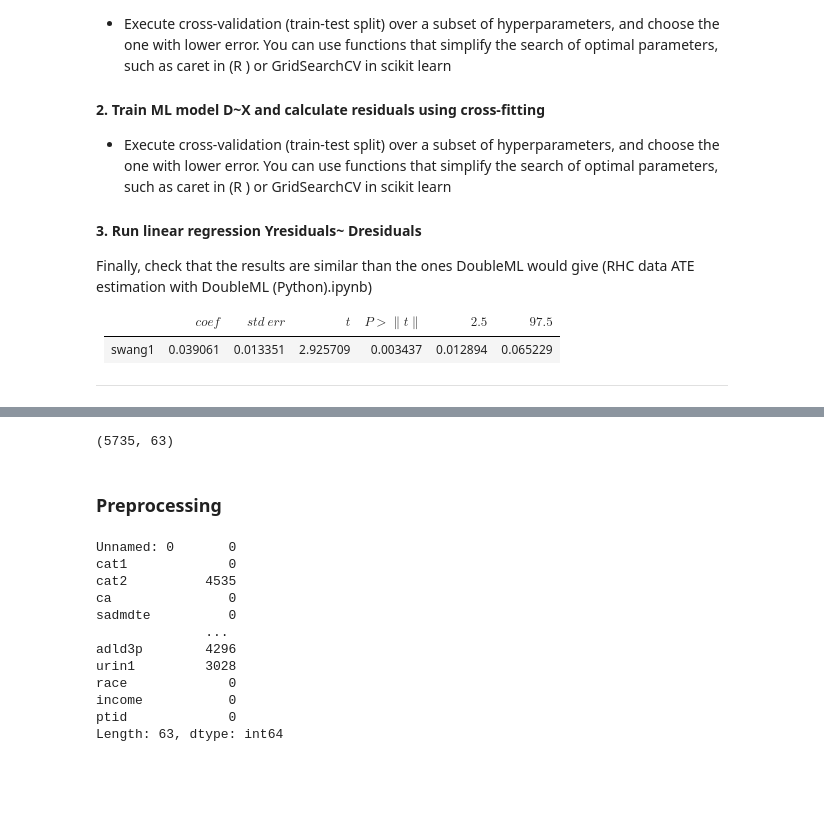
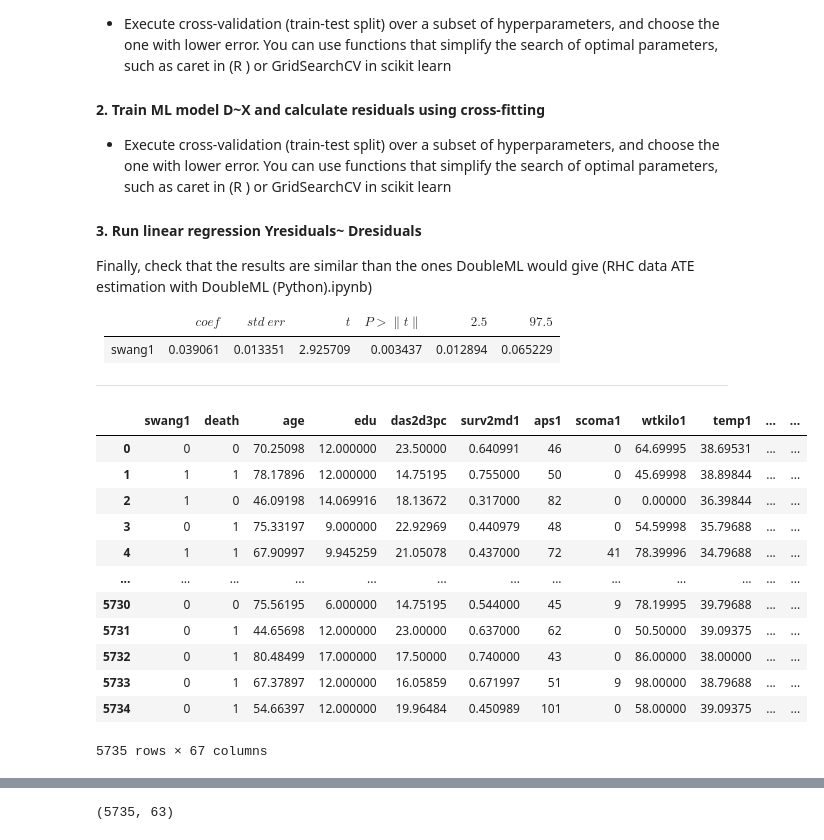
Before and after one commit to mtbrr26/ML_PS2, a Jupyter notebook: Breier_Ossa_PS2.ipynb, the cells around one changed output, grey strips where cells are left out. Saved outputs shown, nothing was run; the diff lists cells and outputs as text; code cells hidden in the pictures; blank space fills up the shorter version.

```diff
--- a/Breier_Ossa_PS2.ipynb
+++ b/Breier_Ossa_PS2.ipynb
@@ -84,6 +66,31 @@ confounders = [
     "chfhx", "dementhx", "psychhx", "chrpulhx", "renalhx", "liverhx", "gibledhx", "malighx",
     "immunhx", "transhx", "amihx"
 ]
+# %%
+rhc = pd.read_csv("rhc.csv")
+with open("confounders.yml", "r") as f:
+    confounders = yaml.safe_load(f)
+
+rhc["swang1"] = (rhc["swang1"] == "RHC").astype(int)
+rhc["death"] = (rhc["death"] == "Yes").astype(int)
+rhc.groupby("swang1")["death"].mean()
+
+rhc_numerical = pd.get_dummies(rhc[['swang1', 'death'] + confounders], dtype=float, drop_first=True)
+display(rhc_numerical)
+# %% [output]
+|  | swang1 | death | age | edu | das2d3pc | surv2md1 | aps1 | scoma1 | wtkilo1 | temp1 | ... | ... |
+| 0 | 0 | 0 | 70.25098 | 12.000000 | 23.50000 | 0.640991 | 46 | 0 | 64.69995 | 38.69531 | ... | ... |
+| 1 | 1 | 1 | 78.17896 | 12.000000 | 14.75195 | 0.755000 | 50 | 0 | 45.69998 | 38.89844 | ... | ... |
+| 2 | 1 | 0 | 46.09198 | 14.069916 | 18.13672 | 0.317000 | 82 | 0 | 0.00000 | 36.39844 | ... | ... |
+| 3 | 0 | 1 | 75.33197 | 9.000000 | 22.92969 | 0.440979 | 48 | 0 | 54.59998 | 35.79688 | ... | ... |
+| 4 | 1 | 1 | 67.90997 | 9.945259 | 21.05078 | 0.437000 | 72 | 41 | 78.39996 | 34.79688 | ... | ... |
+| ... | ... | ... | ... | ... | ... | ... | ... | ... | ... | ... | ... | ... |
+| 5730 | 0 | 0 | 75.56195 | 6.000000 | 14.75195 | 0.544000 | 45 | 9 | 78.19995 | 39.79688 | ... | ... |
+| 5731 | 0 | 1 | 44.65698 | 12.000000 | 23.00000 | 0.637000 | 62 | 0 | 50.50000 | 39.09375 | ... | ... |
+| 5732 | 0 | 1 | 80.48499 | 17.000000 | 17.50000 | 0.740000 | 43 | 0 | 86.00000 | 38.00000 | ... | ... |
+| 5733 | 0 | 1 | 67.37897 | 12.000000 | 16.05859 | 0.671997 | 51 | 9 | 98.00000 | 38.79688 | ... | ... |
+| 5734 | 0 | 1 | 54.66397 | 12.000000 | 19.96484 | 0.450989 | 101 | 0 | 58.00000 | 39.09375 | ... | ... |
+5735 rows × 67 columns
 # %%
 rhc.head(5)
 # %% [output]
@@ -98,21 +105,3 @@ rhc.head(5)
 rhc.shape
 # %% [output]
 (5735, 63)
-# %% [markdown]
-### Preprocessing
-# %%
-# count of rows with na
-rhc.isna().sum()
-# %% [output]
-Unnamed: 0       0
-cat1             0
-cat2          4535
-ca               0
-sadmdte          0
-              ...
-adld3p        4296
-urin1         3028
-race             0
-income           0
-ptid             0
-Length: 63, dtype: int64
```
Also changed, not shown: parts of 49 cells of this notebook, 2 other files.
